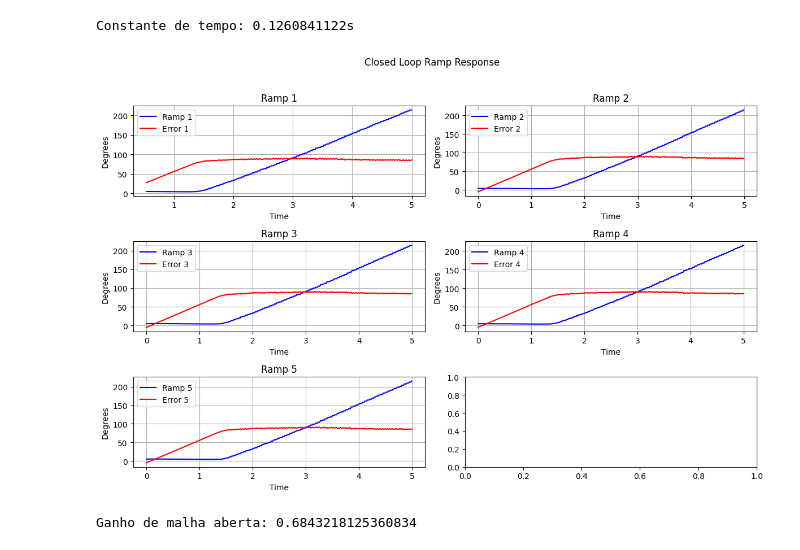
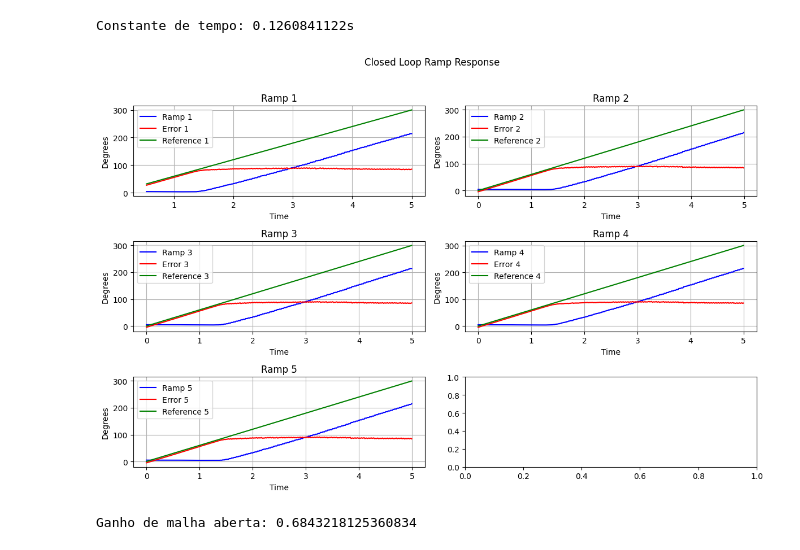
Before and after one commit to Telepresence-UFABC/Controller, a Jupyter notebook: plot_data/dataviz.ipynb, the cells around one changed output. Drawn from its saved outputs; the diff is of its cells as text; code cells hidden in the pictures.

```diff
--- a/plot_data/dataviz.ipynb
+++ b/plot_data/dataviz.ipynb
@@ -52,7 +52,7 @@ fig, axs = plt.subplots(3, 3, figsize=(12, 8))
 fig.suptitle('Open Loop Step Response')
 
 for i in range(1, 10):
-    file_path = f'data/11_12/step_open_loop_{i}.csv'
+    file_path = f'../logs/data/11_12/step_open_loop_{i}.csv'
     df = pd.read_csv(file_path)
     ss_speed = df.query("Time >= 1").Output.mean()
     tau.append(df.loc[df["Output"] >= 0.63*ss_speed].iloc[0, 0])
@@ -90,7 +90,7 @@ fig, axs = plt.subplots(3, 2, figsize=(12, 8))
 fig.suptitle('Open Loop Step Response')
 
 for i in range(1, 6):
-    file_path = f'/home/nikolas/Documents/GitHub/Controller/raspberry_pi/logs/{i}_step_open_loop_2024-01-10 21:17:14.762576.csv'
+    file_path = f'/home/nikolas/Documents/GitHub/Controller/logs/{i}_step_open_loop_2024-01-10 21:17:14.762576.csv'
     df = pd.read_csv(file_path).query("Tempo <= 1.5")
     row, col = divmod(i-1, 2)
 
@@ -117,27 +117,28 @@ Constante de tempo: 0.1260841122s
 # %%
 fig, axs = plt.subplots(3, 2, figsize=(12, 8))
 fig.suptitle('Closed Loop Ramp Response')
 
 for i in range(1, 6):
-    file_path = f'/home/nikolas/Documents/GitHub/Controller/raspberry_pi/logs/{i}_ramp_closed_loop_2024-01-10 20:43:48.833625.csv'
+    file_path = f'/home/nikolas/Documents/GitHub/Controller/logs/{i}_ramp_closed_loop_2024-01-10 20:43:48.833625.csv'
     df = pd.read_csv(file_path).query("Referencia <= 5")
     row, col = divmod(i-1, 2)
 
     ss_err.append(df.query("Referencia >= 2").Erro.mean())
 
     axs[row, col].plot(df['Referencia'], df['Saída']*60, c="b", label=f'Ramp {i}')
     axs[row, col].plot(df['Referencia'], df['Erro']*60, c="r", label=f"Error {i}")
+    axs[row, col].plot(df['Referencia'], df['Referencia']*60, c="g", label=f"Reference {i}")
     axs[row, col].set_title(f'Ramp {i}')
     axs[row, col].set_xlabel('Time')
     axs[row, col].set_ylabel('Degrees')
     axs[row, col].legend()
     axs[row, col].grid(True)
 
 plt.tight_layout(rect=(0, 0, 1, 0.96))
 
 plt.show()
 # %% [output]
-[figure, old version]
+[figure, new version]
 # %%
 ss_err = np.array(ss_err)
 print(f"Ganho de malha aberta: {1/ss_err.mean()}")
```
Also changed, not shown: parts of 1 cell of this notebook, 37 other files.
